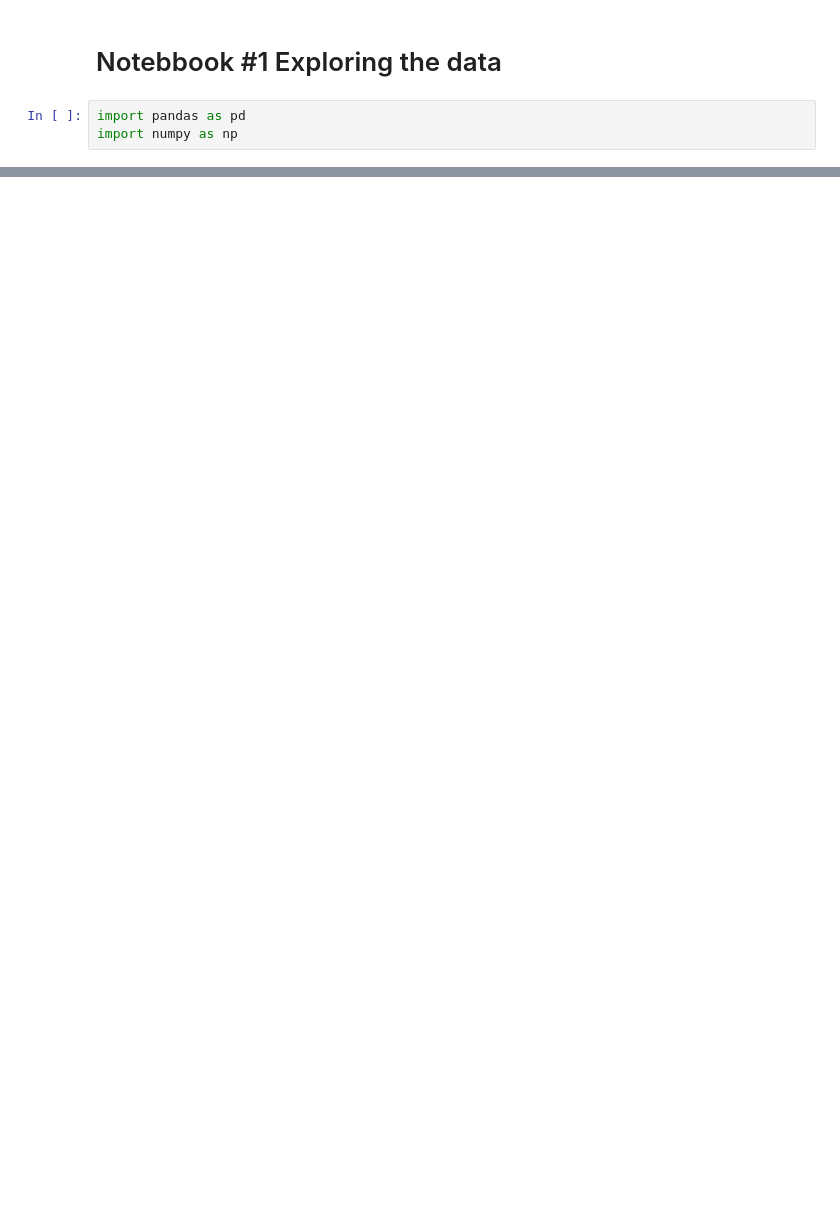
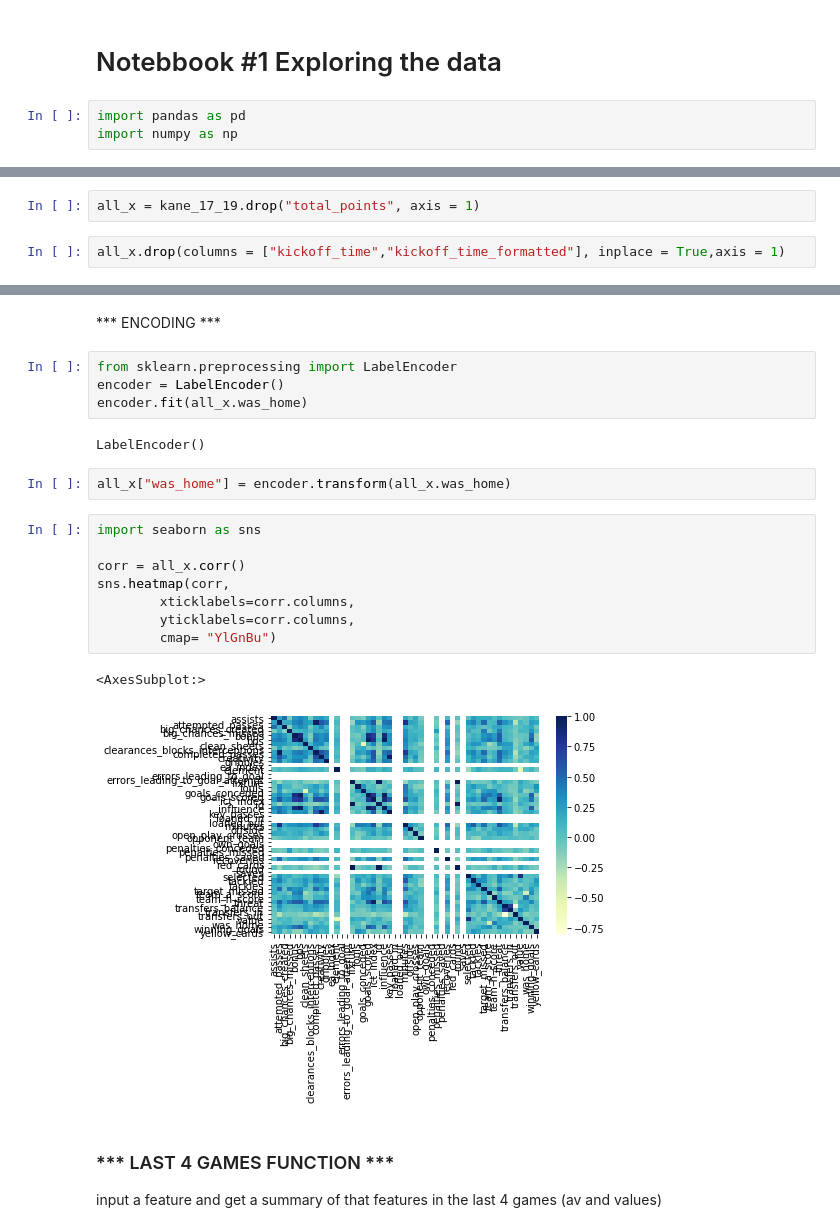
Before and after one commit to 1kruidenp/fflpred, a Jupyter notebook: notebooks/first_notebook.ipynb, the cells around one changed output, grey strips where cells are left out. Drawn from its saved outputs; the diff is of its cells as text; blank space fills up the shorter version.

```diff
--- a/notebooks/first_notebook.ipynb
+++ b/notebooks/first_notebook.ipynb
@@ -23,0 +263,4 @@ cp2016_17
+# %%
+all_x = kane_17_19.drop("total_points", axis = 1)
+# %%
+all_x.drop(columns = ["kickoff_time","kickoff_time_formatted"], inplace = True,axis = 1)
@@ -23,0 +287,25 @@ cp2016_17
+# %% [markdown]
+*** ENCODING ***
+# %%
+from sklearn.preprocessing import LabelEncoder
+encoder = LabelEncoder()
+encoder.fit(all_x.was_home)
+# %% [output]
+LabelEncoder()
+# %%
+all_x["was_home"] = encoder.transform(all_x.was_home)
+# %%
+import seaborn as sns
+
+corr = all_x.corr()
+sns.heatmap(corr,
+        xticklabels=corr.columns,
+        yticklabels=corr.columns,
+        cmap= "YlGnBu")
+# %% [output]
+<AxesSubplot:>
+[figure, added]
+# %% [markdown]
+### *** LAST 4 GAMES FUNCTION ***
+
+input a feature and get a summary of that features in the last 4 games (av and values)
```
Also changed, not shown: parts of 34 cells of this notebook.
